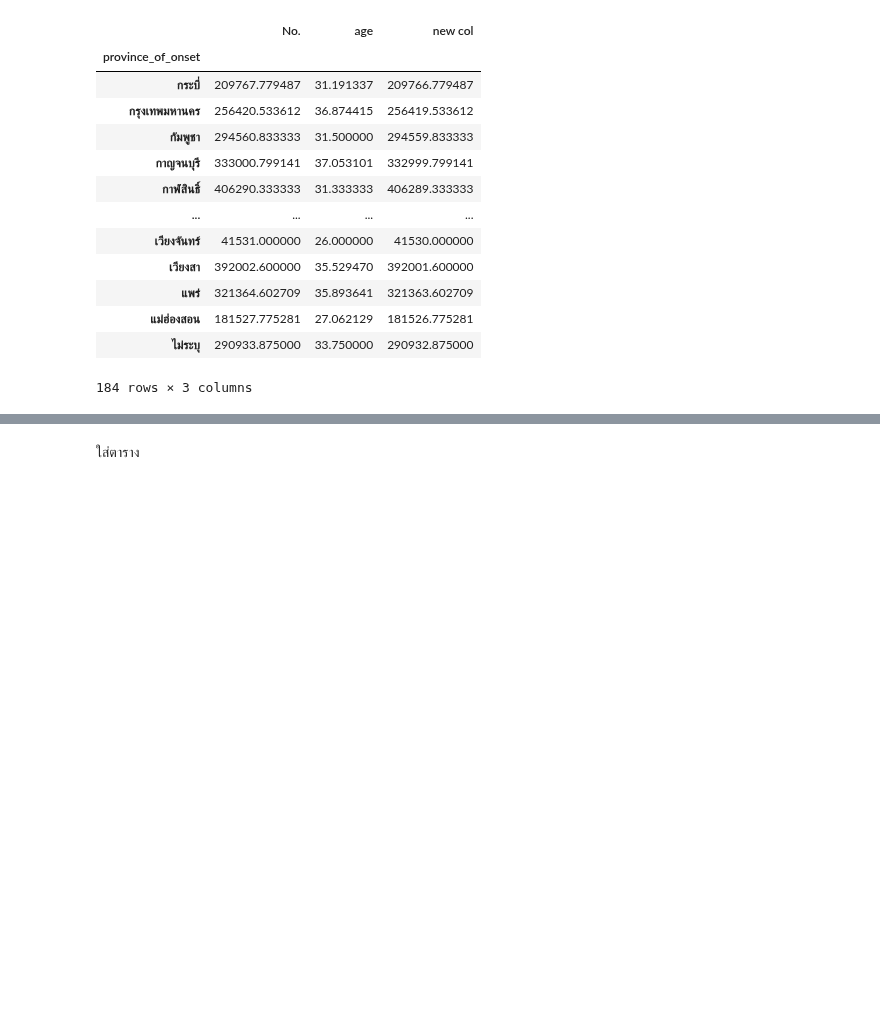
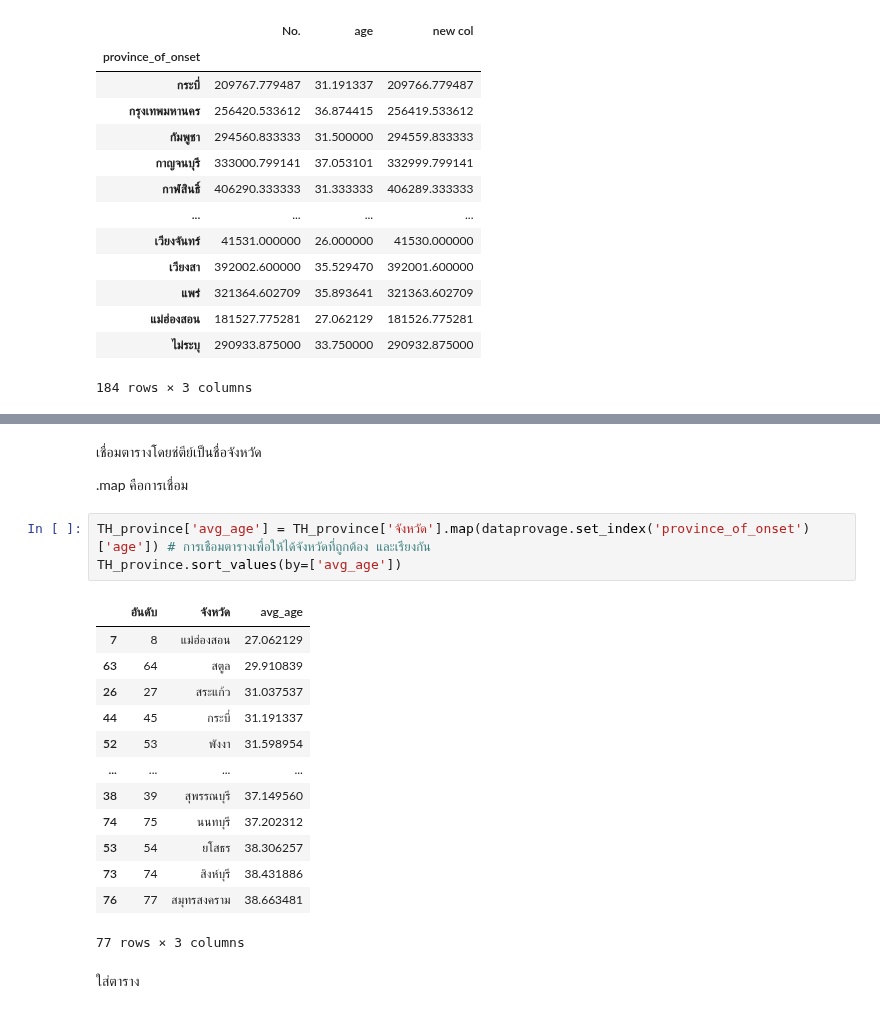
Before and after one commit to Anusarakh/DPDM2021, a Jupyter notebook: Data_Preprocessing(Chapter3).ipynb, the cells around one changed output, grey strips where cells are left out. Cells and saved outputs as stored; diff of their text form; blank space fills up the shorter version.

```diff
--- a/Data_Preprocessing(Chapter3).ipynb
+++ b/Data_Preprocessing(Chapter3).ipynb
@@ -1946,3 +1971,24 @@ FileNotFoundError: ignored
+# %% [markdown]
+เชื่อมตารางโดยช่ตีย์เป็นชื่อจังหวัด
+
+.map คือการเชื่อม
+# %%
+TH_province['avg_age'] = TH_province['จังหวัด'].map(dataprovage.set_index('province_of_onset')['age']) # การเชือมตารางเพื่อให้ได้จังหวัดที่ถูกต้อง และเรียงกัน
+TH_province.sort_values(by=['avg_age'])
+# %% [output]
+|  | อันดับ | จังหวัด | avg_age |
+| 7 | 8 | แม่ฮ่องสอน | 27.062129 |
+| 63 | 64 | สตูล | 29.910839 |
+| 26 | 27 | สระแก้ว | 31.037537 |
+| 44 | 45 | กระบี่ | 31.191337 |
+| 52 | 53 | พังงา | 31.598954 |
+| ... | ... | ... | ... |
+| 38 | 39 | สุพรรณบุรี | 37.149560 |
+| 74 | 75 | นนทบุรี | 37.202312 |
+| 53 | 54 | ยโสธร | 38.306257 |
+| 73 | 74 | สิงห์บุรี | 38.431886 |
+| 76 | 77 | สมุทรสงคราม | 38.663481 |
+77 rows × 3 columns
 # %% [markdown]
 ใส่ตาราง
 # %% [markdown]
```
Also changed, not shown: parts of 20 cells of this notebook.
